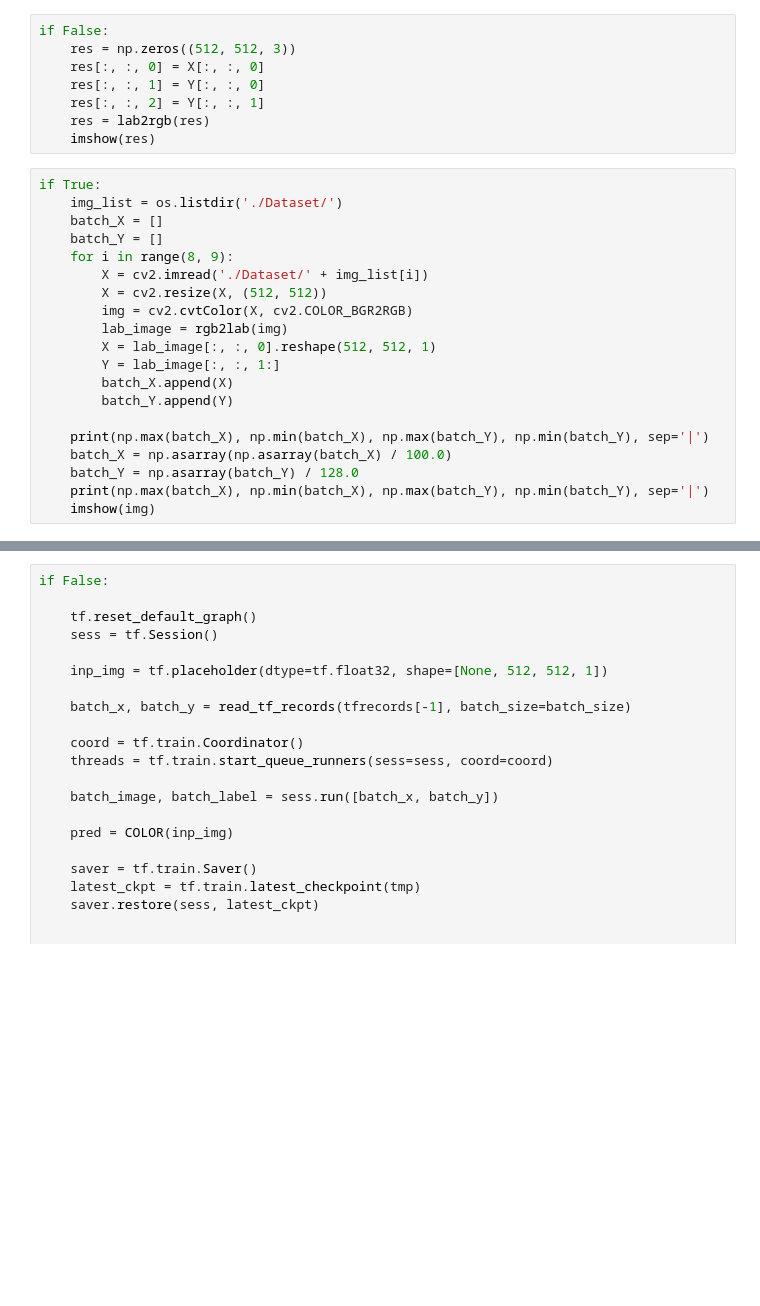
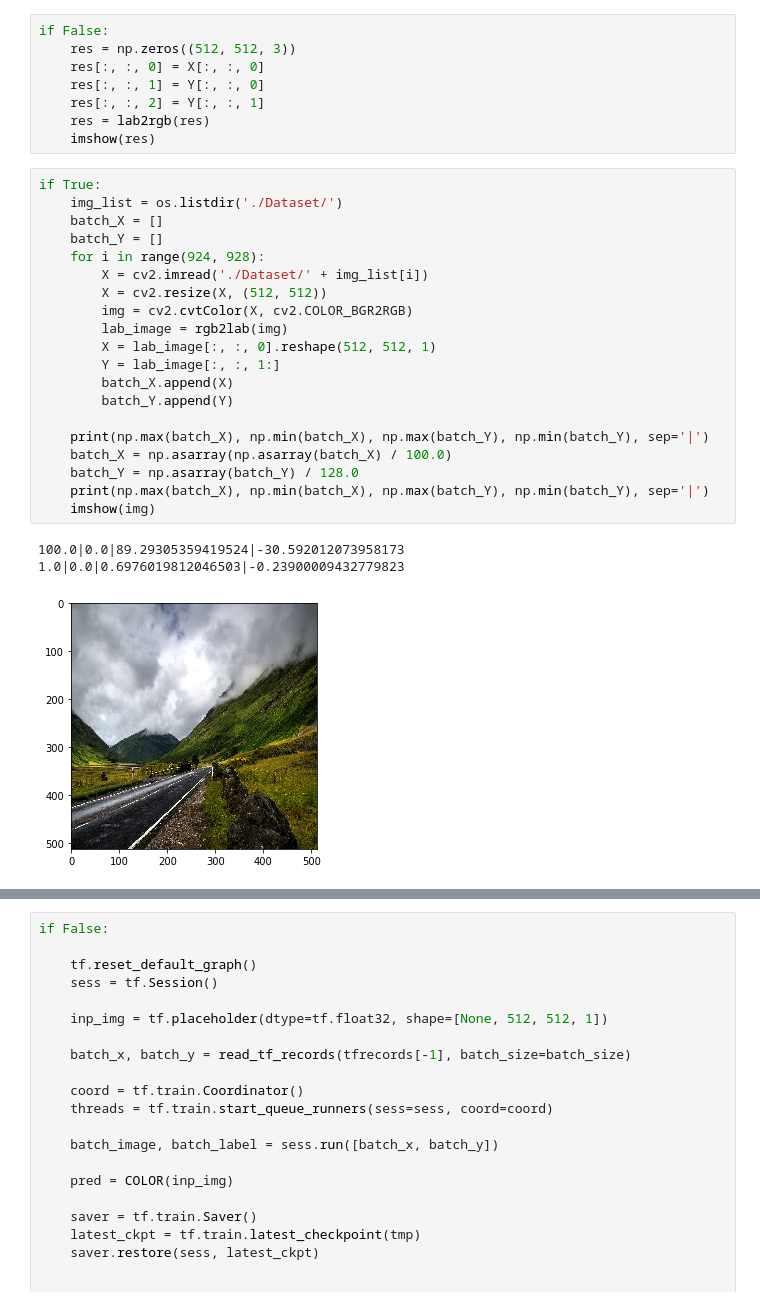
Before and after one commit to viplix3/Image-Colorization-CNN, a Jupyter notebook: (BETA) tfrecords-model.ipynb, the cells around one changed output, grey strips where cells are left out. Saved outputs shown, nothing was run; the diff lists cells and outputs as text; blank space fills up the shorter version.

```diff
--- a/(BETA) tfrecords-model.ipynb
+++ b/(BETA) tfrecords-model.ipynb
@@ -210,23 +229,27 @@ if False:
 # %%
 if True:
     img_list = os.listdir('./Dataset/')
     batch_X = []
     batch_Y = []
-    for i in range(8, 9):
+    for i in range(924, 928):
         X = cv2.imread('./Dataset/' + img_list[i])
         X = cv2.resize(X, (512, 512))
         img = cv2.cvtColor(X, cv2.COLOR_BGR2RGB)
         lab_image = rgb2lab(img)
         X = lab_image[:, :, 0].reshape(512, 512, 1)
         Y = lab_image[:, :, 1:]
         batch_X.append(X)
         batch_Y.append(Y)
 
     print(np.max(batch_X), np.min(batch_X), np.max(batch_Y), np.min(batch_Y), sep='|')
     batch_X = np.asarray(np.asarray(batch_X) / 100.0)
     batch_Y = np.asarray(batch_Y) / 128.0
     print(np.max(batch_X), np.min(batch_X), np.max(batch_Y), np.min(batch_Y), sep='|')
     imshow(img)
+# %% [output]
+100.0|0.0|89.29305359419524|-30.592012073958173
+1.0|0.0|0.6976019812046503|-0.23900009432779823
+[figure, added]
 # %%
 def train(num_epochs, decay_rate, decay_steps):
 
```
Also changed, not shown: parts of 8 cells of this notebook, 2 other files.
